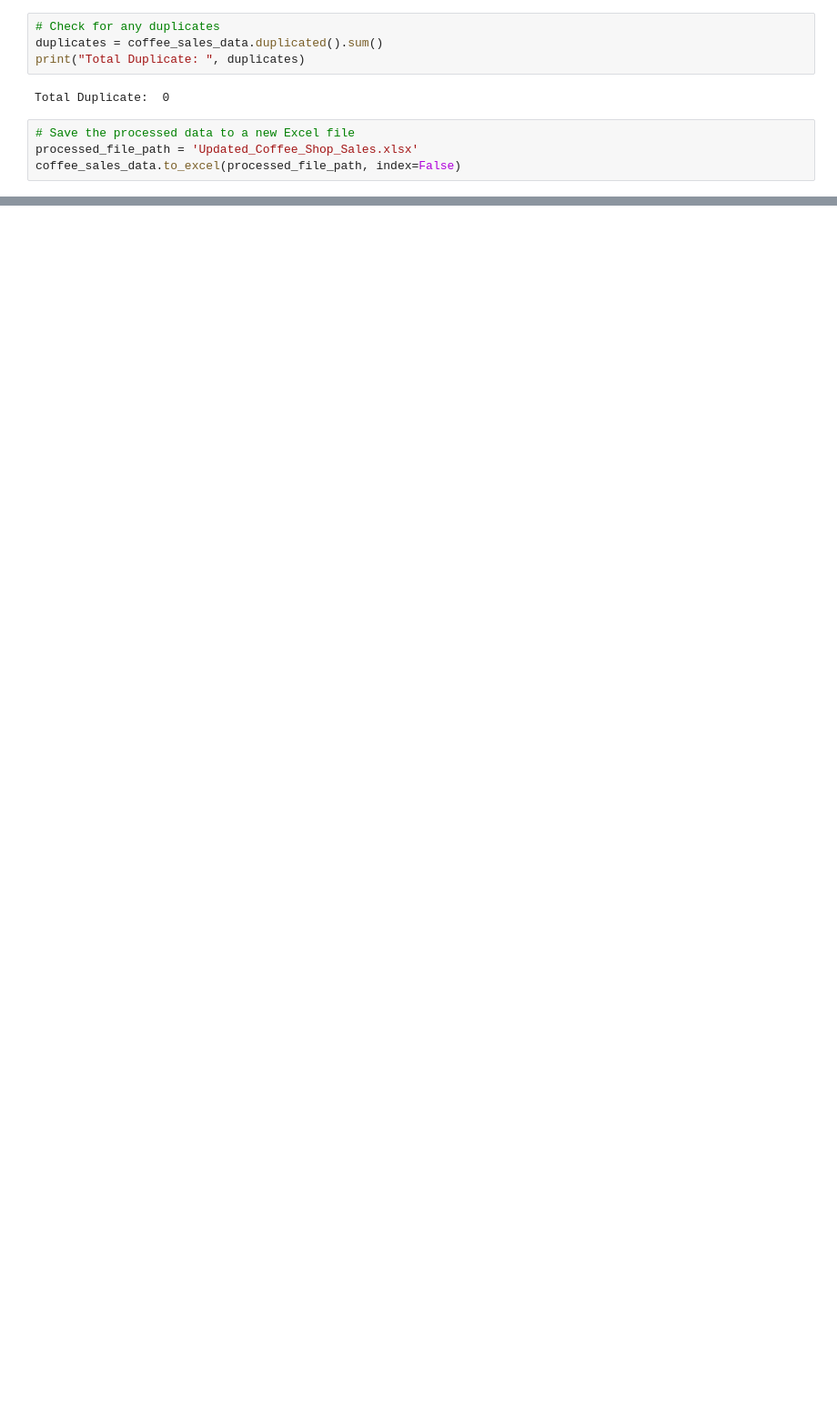
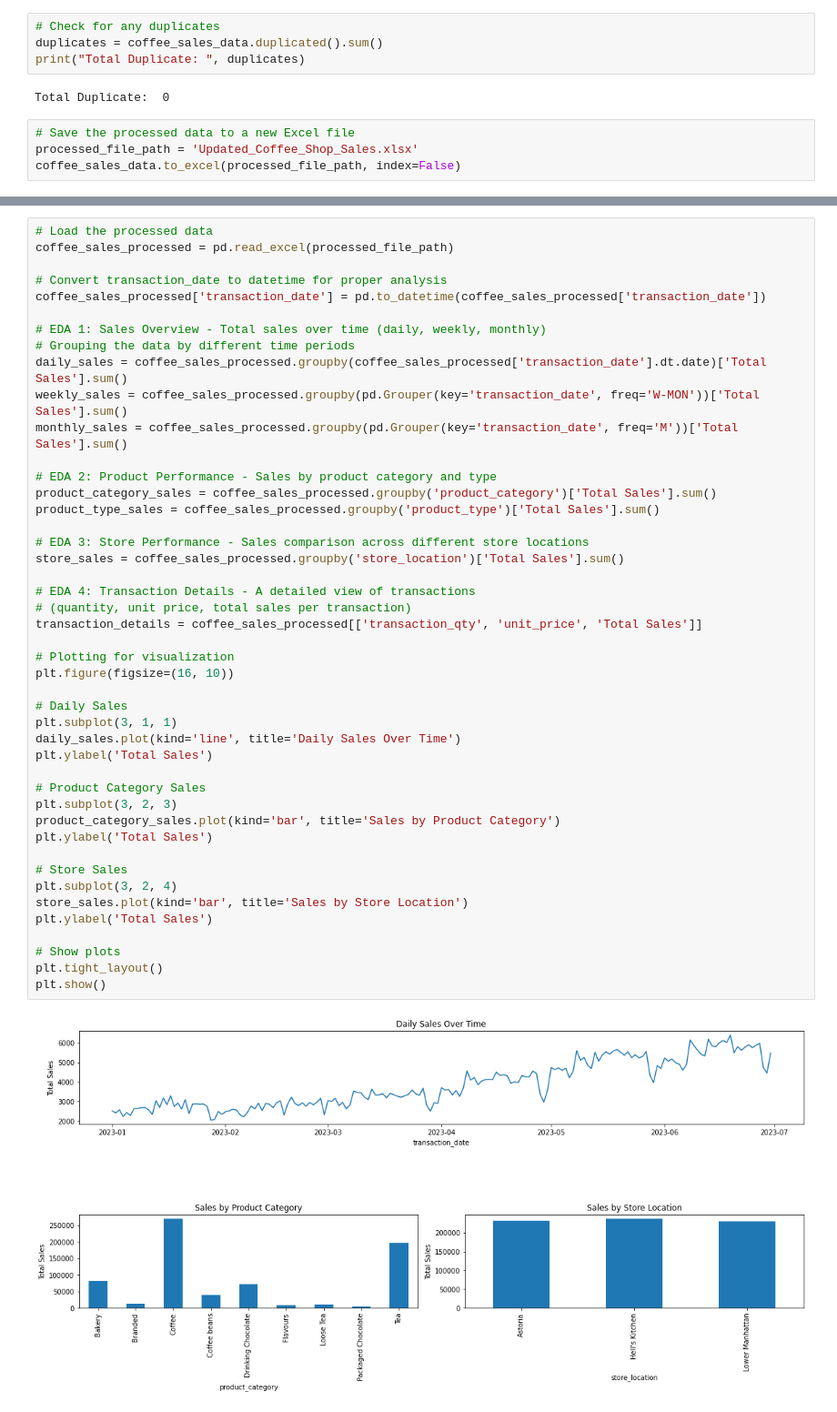
Before and after one commit to zainhaidar16/Coffee-Shop-Dashboard, a Jupyter notebook: Coffe Shop Sales Analysis.ipynb, the cells around one changed output, grey strips where cells are left out. Shown at 91% size. Saved outputs shown, nothing was run; the diff lists cells and outputs as text; blank space fills up the shorter version.

```diff
--- a/Coffe Shop Sales Analysis.ipynb
+++ b/Coffe Shop Sales Analysis.ipynb
@@ -54,0 +75,47 @@ coffee_sales_data.to_excel(processed_file_path, index=False)
+# %%
+# Load the processed data
+coffee_sales_processed = pd.read_excel(processed_file_path)
+
+# Convert transaction_date to datetime for proper analysis
+coffee_sales_processed['transaction_date'] = pd.to_datetime(coffee_sales_processed['transaction_date'])
+
+# EDA 1: Sales Overview - Total sales over time (daily, weekly, monthly)
+# Grouping the data by different time periods
+daily_sales = coffee_sales_processed.groupby(coffee_sales_processed['transaction_date'].dt.date)['Total Sales'].sum()
+weekly_sales = coffee_sales_processed.groupby(pd.Grouper(key='transaction_date', freq='W-MON'))['Total Sales'].sum()
+monthly_sales = coffee_sales_processed.groupby(pd.Grouper(key='transaction_date', freq='M'))['Total Sales'].sum()
+
+# EDA 2: Product Performance - Sales by product category and type
+product_category_sales = coffee_sales_processed.groupby('product_category')['Total Sales'].sum()
+product_type_sales = coffee_sales_processed.groupby('product_type')['Total Sales'].sum()
+
+# EDA 3: Store Performance - Sales comparison across different store locations
+store_sales = coffee_sales_processed.groupby('store_location')['Total Sales'].sum()
+
+# EDA 4: Transaction Details - A detailed view of transactions
+# (quantity, unit price, total sales per transaction)
+transaction_details = coffee_sales_processed[['transaction_qty', 'unit_price', 'Total Sales']]
+
+# Plotting for visualization
+plt.figure(figsize=(16, 10))
+
+# Daily Sales
+plt.subplot(3, 1, 1)
+daily_sales.plot(kind='line', title='Daily Sales Over Time')
+plt.ylabel('Total Sales')
+
+# Product Category Sales
+plt.subplot(3, 2, 3)
+product_category_sales.plot(kind='bar', title='Sales by Product Category')
+plt.ylabel('Total Sales')
+
+# Store Sales
+plt.subplot(3, 2, 4)
+store_sales.plot(kind='bar', title='Sales by Store Location')
+plt.ylabel('Total Sales')
+
+# Show plots
+plt.tight_layout()
+plt.show()
+# %% [output]
+[figure, added]
```
Also changed, not shown: parts of 13 cells of this notebook, 1 other file.
